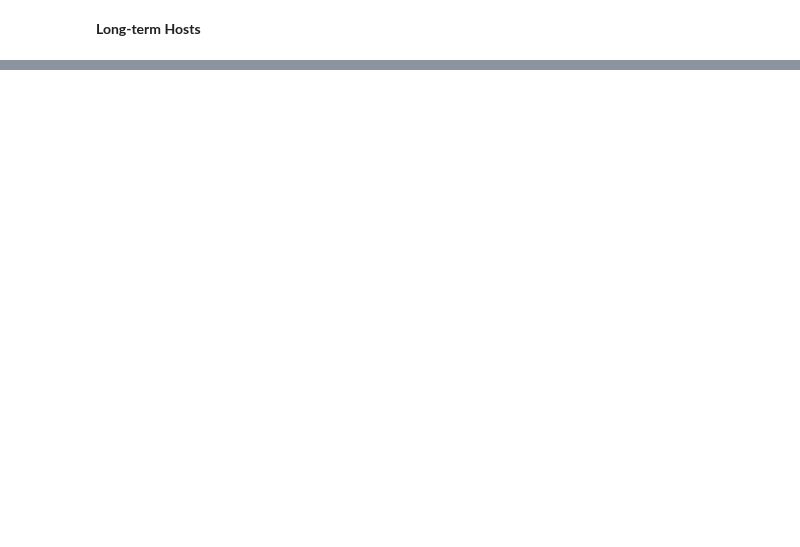
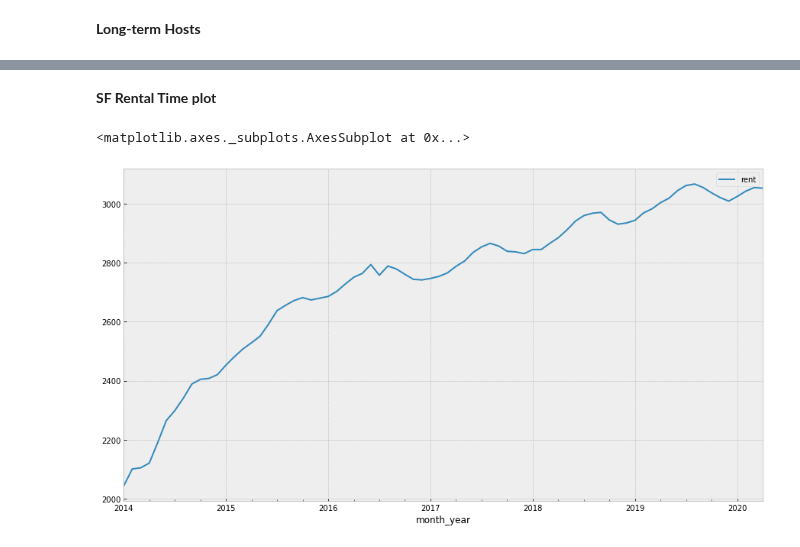
Before and after one commit to KishenSharma6/SF-Airbnb-Analysis, a Jupyter notebook: Project_Codes/02_EDA/2020_0525_Listings_EDA.ipynb, the cells around one changed output, grey strips where cells are left out. Saved outputs shown, nothing was run; the diff lists cells and outputs as text; code cells hidden in the pictures; blank space fills up the shorter version.

Commit message:
Adding Zillow data

```diff
--- a/Project_Codes/02_EDA/2020_0525_Listings_EDA.ipynb
+++ b/Project_Codes/02_EDA/2020_0525_Listings_EDA.ipynb
@@ -313,0 +308,12 @@ review_scores_rating
+# %%
+#Read in Zillow data
+zillow = pd.read_csv(path + '/2020_0526_Zillow_Cleaned.csv', index_col=0, parse_dates=['month_year'])
+
+#Subset infromation pertaining to San Francisco and store as sf_rent
+sf_rent = zillow.loc[zillow.regionname.str.contains('San Fran')]
+
+#Set month_year as index
+sf_rent.set_index('month_year', inplace = True)
+
+#Check
+display(sf_rent.head())
@@ -313,0 +328,7 @@ review_scores_rating
+# %% [markdown]
+**SF Rental Time plot**
+# %%
+sf_rent.plot(figsize = (15,8))
+# %% [output]
+<matplotlib.axes._subplots.AxesSubplot at 0x...>
+[figure, added]
```
Also changed, not shown: parts of 11 cells of this notebook.
